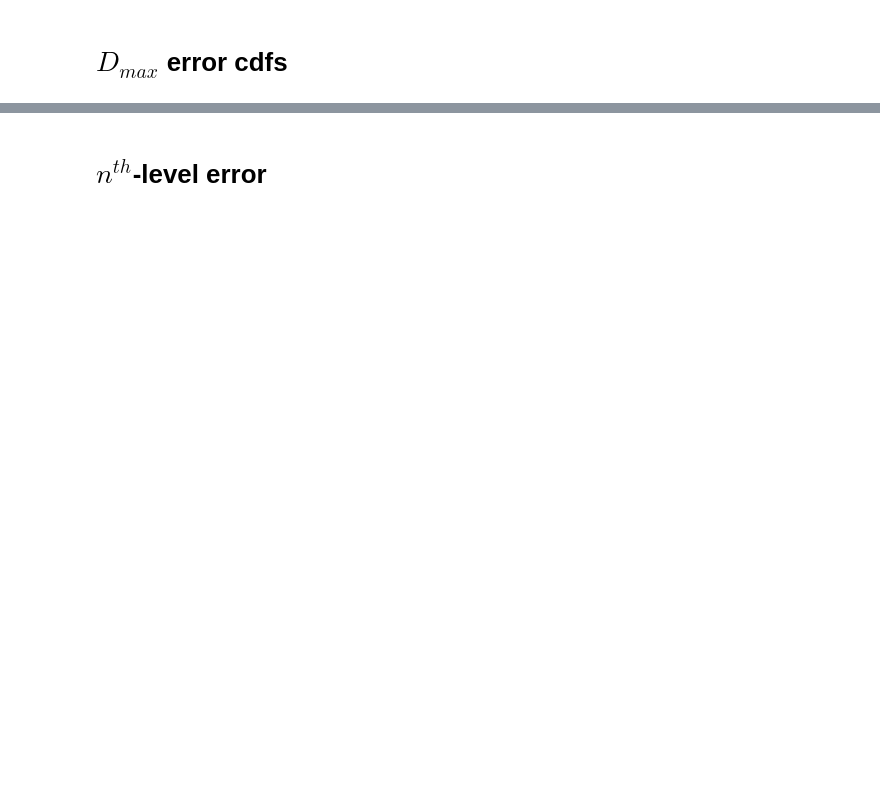
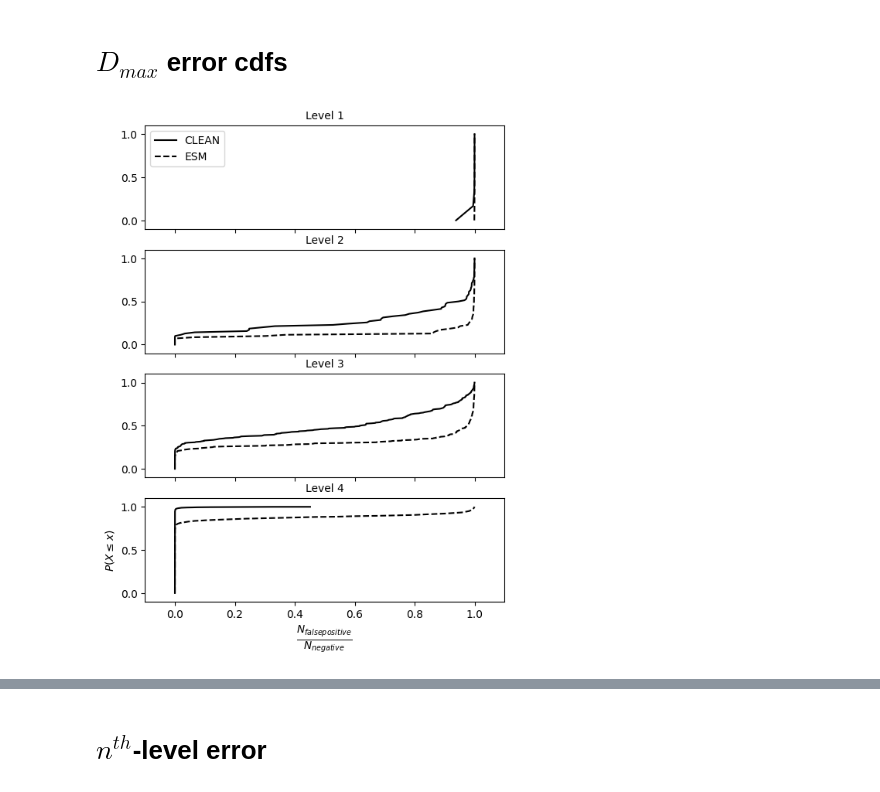
Before and after one commit to stefanpate/rcgnn, a Jupyter notebook: scripts/mkfigs.ipynb, the cells around one changed output, grey strips where cells are left out. Cells and saved outputs as stored; diff of their text form; code cells hidden in the pictures; blank space fills up the shorter version.

```diff
--- a/scripts/mkfigs.ipynb
+++ b/scripts/mkfigs.ipynb
@@ -10,27 +7,33 @@ loaded_set = [load_json()]
+# %%
+
+loaded_set = [load_json(f"../artifacts/embed_analysis/dmax_error_frac_swissprot_clean.json"),
+              load_json(f"../artifacts/embed_analysis/dmax_error_frac_swissprot_esm.json")]
 # %%
 # Plot dmax error in cdfs
 ep = 1e-1
 n_levels = 4
 fig, ax = plt.subplots(figsize=(6,8), nrows=n_levels, sharex=True, sharey=True)
 colors = ['k', 'k', 'k', 'k']
 linestyles = ['-', '--', '-', '--']
-labels = ['CLEAN', 'CLEAN shuffled', 'ESM', 'ESM shuffled']
+labels = ['CLEAN', 'ESM']
 z = [128, 128, 1280, 1280] # n_dimensions
 
 for j, elt in enumerate(loaded_set):
     for i,k in enumerate(elt.keys()):
         x = np.sort(elt[k])
         # x = np.sort(elt[k]) / z[j] # Normalize dmaxes by n_dimensions
         y = np.arange(len(x)) / (len(x) - 1)
         ax[i].plot(x, y, color=colors[j], label=labels[j], ls=linestyles[j])
         ax[i].set_title(f"Level {int(k)+1}", fontsize=10)
 
 ax[-1].set_ylabel(r'$P(X \leq x)$')
 # ax[-1].set_xlabel(r'$d_{max}$ / number of dimensions')
 ax[-1].set_xlabel(r'$\frac{N_{false positive}}{N_{negative}}$', fontsize=14)
 ax[0].set_ylim(-ep, 1 + ep)
 ax[0].set_xlim(-ep, 1 + ep)
-# ax[0].legend()
+ax[0].legend()
 plt.show()
+# %% [output]
+[figure, added]
 # %%
 # Plot dmax error all curves 1 cdf with color labels
```
Also changed, not shown: parts of 4 cells of this notebook, 29 other files.
